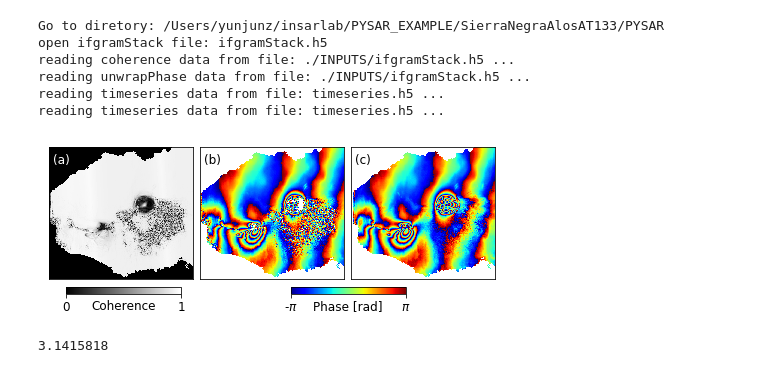
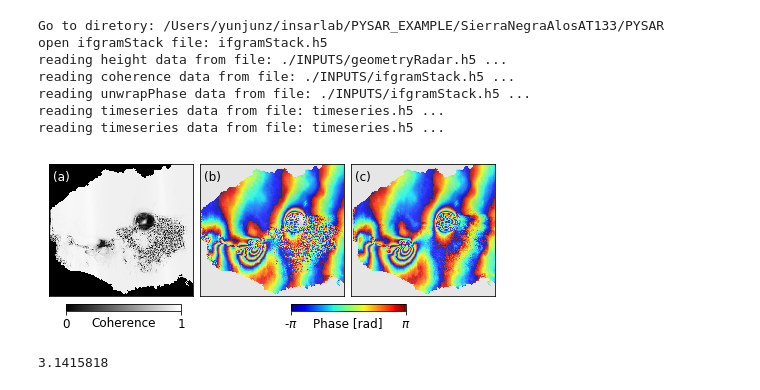
Before and after one commit to geodesymiami/Yunjun_et_al-2019-MintPy, a Jupyter notebook: networkInv_filtering.ipynb, the cells around one changed output. Drawn from its saved outputs; the diff is of its cells as text; code cells hidden in the pictures.

```diff
--- a/networkInv_filtering.ipynb
+++ b/networkInv_filtering.ipynb
@@ -29,6 +29,8 @@ obj = ifgramStack(ifgram_file)
 obj.open()
 range2phase = -4. * np.pi / float(obj.metadata['WAVELENGTH'])
 
+dem = readfile.read('./INPUTS/geometryRadar.h5', datasetName='height')[0]
+
 # read coherence
 coh = readfile.read(ifgram_file, datasetName='coherence-{}'.format(date12))[0]
 water_mask = readfile.read(water_mask_file)[0]
@@ -51,44 +53,51 @@ pha_recon = ut.wrap(pha_recon)
 # %% [output]
 Go to diretory: /Users/yunjunz/insarlab/PYSAR_EXAMPLE/SierraNegraAlosAT133/PYSAR
 open ifgramStack file: ifgramStack.h5
+reading height data from file: ./INPUTS/geometryRadar.h5 ...
 reading coherence data from file: ./INPUTS/ifgramStack.h5 ...
 reading unwrapPhase data from file: ./INPUTS/ifgramStack.h5 ...
 reading timeseries data from file: timeseries.h5 ...
 reading timeseries data from file: timeseries.h5 ...
 # %%
 ## Plot
+inps = pp.cmd_line_parse()
+inps.disp_dem_contour = False
+
 fig, ax = plt.subplots(nrows=1, ncols=3, figsize=[8, 3])
+ax[1] = pp.plot_dem_background(ax=ax[1], geo_box=None, dem=dem, inps=inps, print_msg=False)
+ax[2] = pp.plot_dem_background(ax=ax[2], geo_box=None, dem=dem, inps=inps, print_msg=False)
+
 im0 = ax[0].imshow(coh,       vmin=0,        vmax=1,      cmap='gray')
-im1 = ax[1].imshow(pha_orig,  vmin=-1.*np.pi, vmax=np.pi, cmap='jet')
-im2 = ax[2].imshow(pha_recon, vmin=-1.*np.pi, vmax=np.pi, cmap='jet')
+im1 = ax[1].imshow(pha_orig,  vmin=-1.*np.pi, vmax=np.pi, cmap='jet', alpha=0.8)
+im2 = ax[2].imshow(pha_recon, vmin=-1.*np.pi, vmax=np.pi, cmap='jet', alpha=0.8)
 
 for axi in ax:
     pp.auto_flip_direction(obj.metadata, ax=axi, print_msg=False)
     axi.get_xaxis().set_ticks([])
     axi.get_yaxis().set_ticks([])
 plt.subplots_adjust(wspace=0.05)
 
 # Number
 ax[0].annotate('(a)', xy=(0.03, 0.88), color='w', xycoords='axes fraction', fontsize=font_size)
 ax[1].annotate('(b)', xy=(0.03, 0.88), color='k', xycoords='axes fraction', fontsize=font_size)
 ax[2].annotate('(c)', xy=(0.03, 0.88), color='k', xycoords='axes fraction', fontsize=font_size)
 
 ## colorbar
 cax0 = fig.add_axes([0.155, 0.13, 0.2, 0.03])
 cbar0 = plt.colorbar(im0, cax=cax0, ticks=[0., 1.], orientation='horizontal')
 cbar0.ax.tick_params(which='both', direction='out', labelsize=font_size)
 cbar0.set_label('Coherence', fontsize=font_size, labelpad=-14)
 
 cax1 = fig.add_axes([0.545, 0.13, 0.2, 0.03])
 cbar1 = plt.colorbar(im1, cax=cax1, ticks=[-1.*np.pi, np.pi], orientation='horizontal')
 cbar1.ax.set_xticklabels([r'-$\pi$', r'$\pi$'])
 cbar1.ax.tick_params(which='both', direction='out', labelsize=font_size)
 cbar1.set_label('Phase [rad]', fontsize=font_size, labelpad=-14)
 
 plt.savefig('{}_netInv_filter.jpg'.format(proj_name), bbox_inches='tight', transparent=True, dpi=fig_dpi)
 plt.show()
 # %% [output]
-[figure, old version]
+[figure, new version]
 # %%
 np.nanmax(pha_recon)
 # %% [output]
```
Also changed, not shown: 2 other files.
